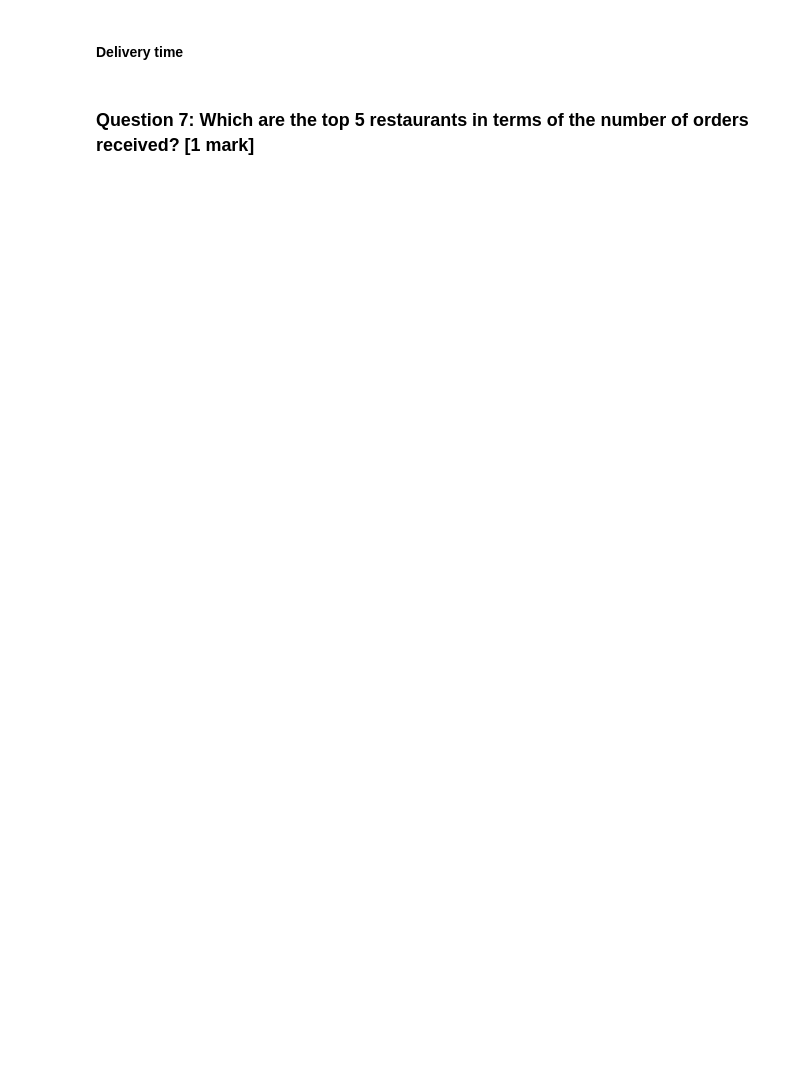
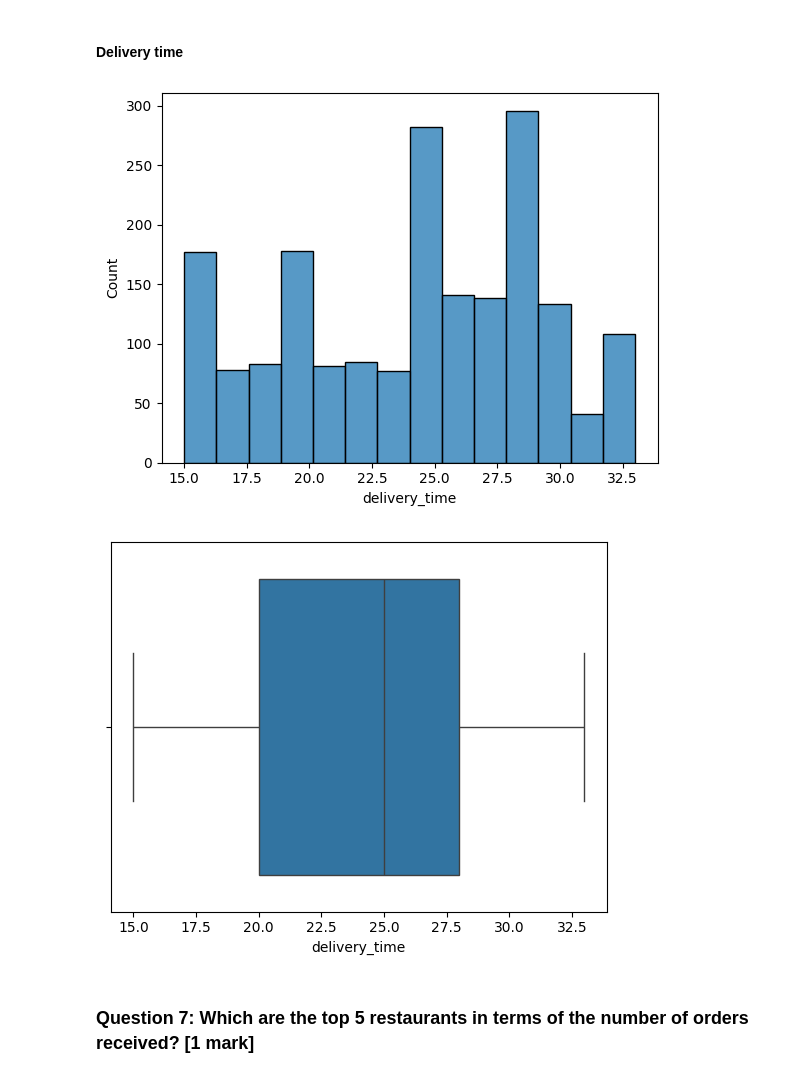
Before and after one commit to erika024/afs-labs-student, a Jupyter notebook: PYF_Project_LearnerNotebook_LowCode.ipynb, the cells around one changed output. Saved outputs shown, nothing was run; the diff lists cells and outputs as text; code cells hidden in the pictures; blank space fills up the shorter version.

```diff
--- a/PYF_Project_LearnerNotebook_LowCode.ipynb
+++ b/PYF_Project_LearnerNotebook_LowCode.ipynb
@@ -260,10 +271,13 @@ plt.show()
 # %% [markdown]
 #### Delivery time
 # %%
-sns.histplot(data=df,x='_____') ## Complete the code to plot the histogram for the delivery time
+sns.histplot(data=df,x='delivery_time') ## Complete the code to plot the histogram for the delivery time
 plt.show()
-sns.boxplot(data=df,x='_____') ## Complete the code to plot the boxplot for the delivery time
+sns.boxplot(data=df,x='delivery_time') ## Complete the code to plot the boxplot for the delivery time
 plt.show()
+# %% [output]
+[figure, added]
+[figure, added]
 # %% [markdown]
 ### **Question 7:** Which are the top 5 restaurants in terms of the number of orders received? [1 mark]
 # %%
```
Also changed, not shown: parts of 11 cells of this notebook.
